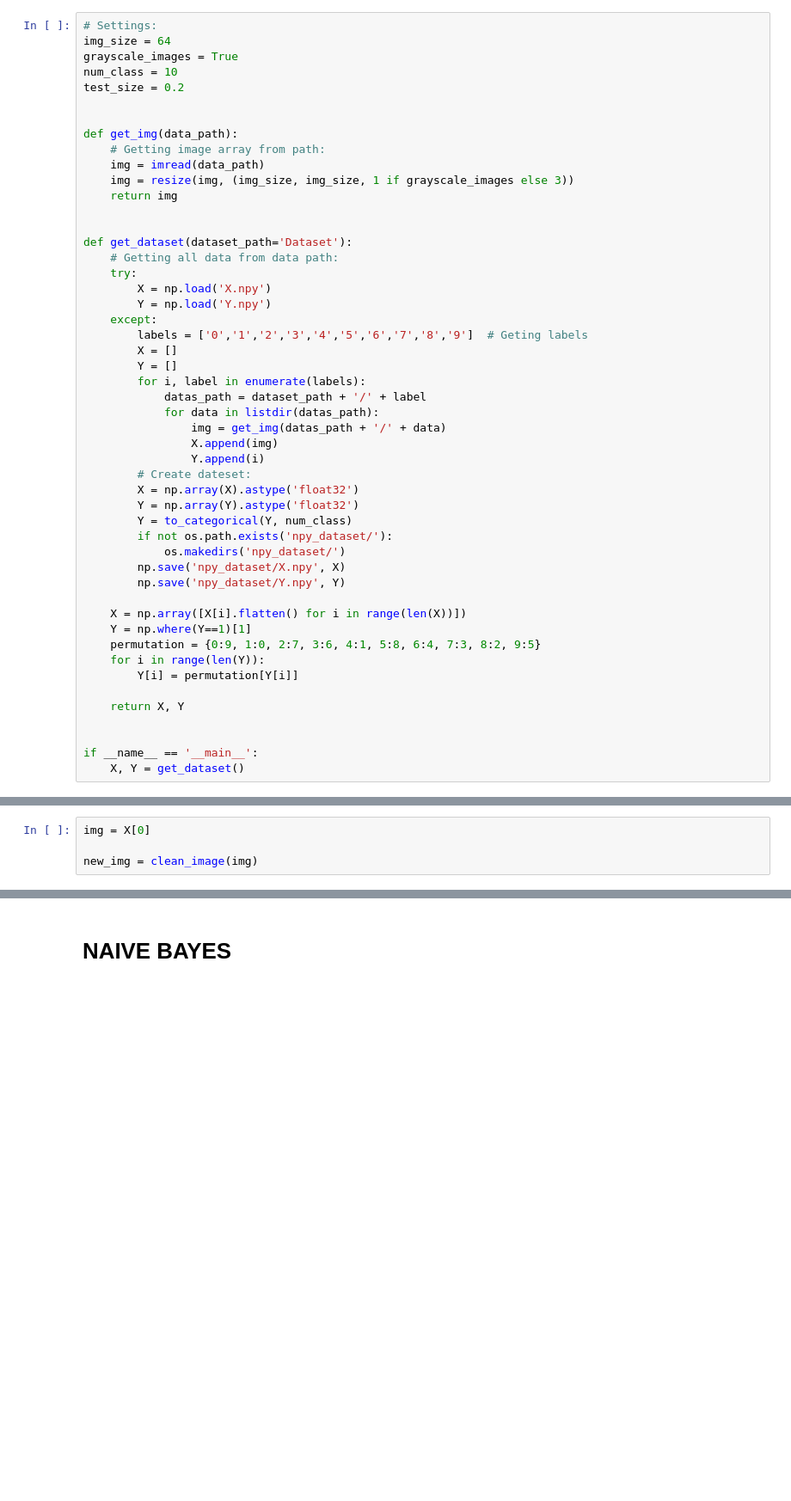
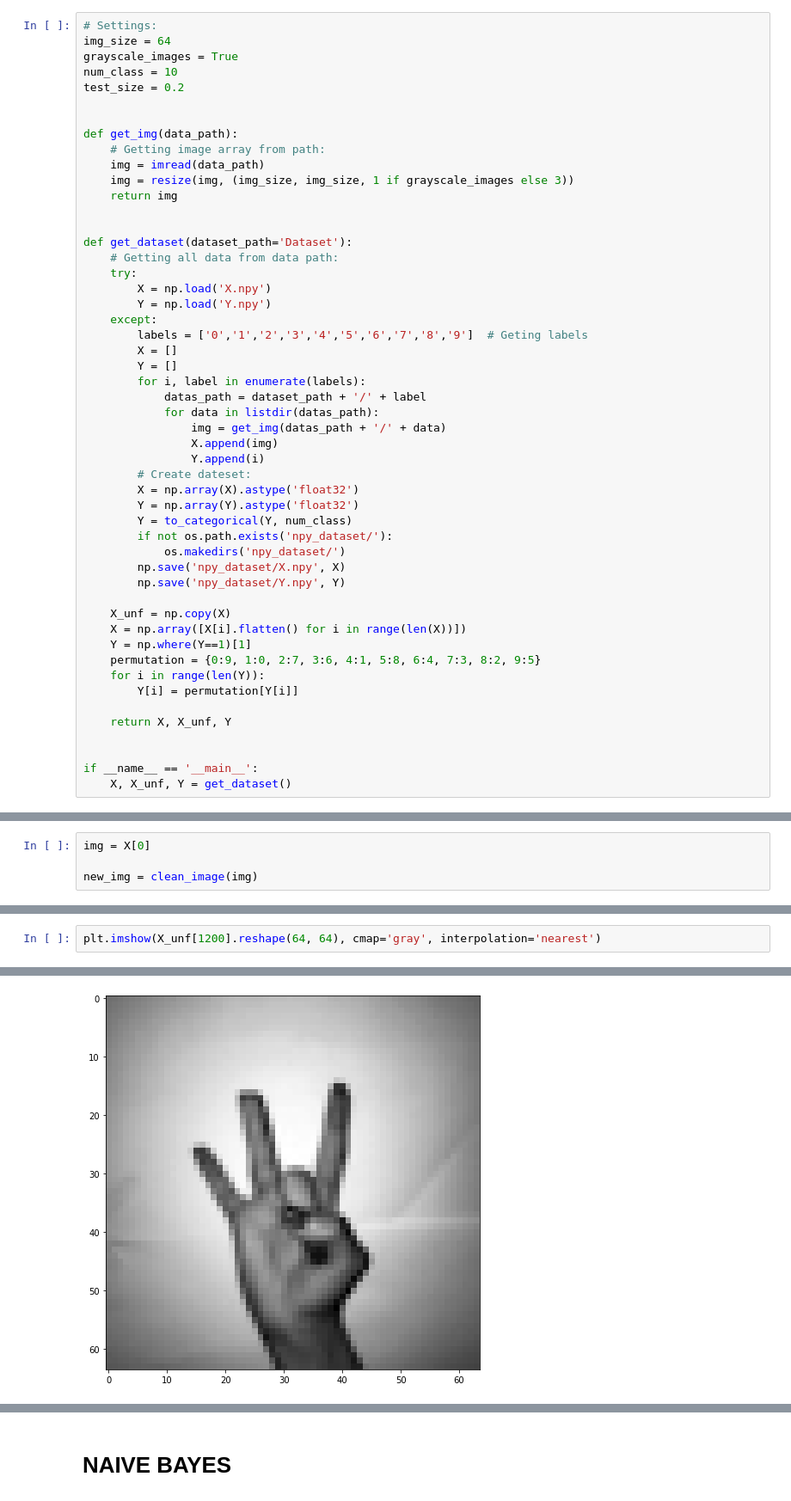
Before and after one commit to S4b3/Sign-Language-Digits-Recognition, a Jupyter notebook: main.ipynb, the cells around one changed output, grey strips where cells are left out. Shown at 86% size. Cells and saved outputs as stored; diff of their text form; blank space fills up the shorter version.

```diff
--- a/main.ipynb
+++ b/main.ipynb
@@ -60,17 +65,18 @@ def get_dataset(dataset_path='Dataset'):
         np.save('npy_dataset/X.npy', X)
         np.save('npy_dataset/Y.npy', Y)
 
+    X_unf = np.copy(X)
     X = np.array([X[i].flatten() for i in range(len(X))])
     Y = np.where(Y==1)[1]
     permutation = {0:9, 1:0, 2:7, 3:6, 4:1, 5:8, 6:4, 7:3, 8:2, 9:5}
     for i in range(len(Y)):
         Y[i] = permutation[Y[i]]
 
-    return X, Y
+    return X, X_unf, Y
 
 
 if __name__ == '__main__':
-    X, Y = get_dataset()
+    X, X_unf, Y = get_dataset()
 # %%
 # cleaning
 subset = [0,1,2,3,4,5,6,7,8,9,10,53,54,55,56,57,58,59,60,61,62,63]
@@ -101,0 +123,3 @@ plt.imshow(X[idx].reshape(64, 64), cmap='gray', interpolation='nearest')
+# %%
+plt.imshow(X_unf[1200].reshape(64, 64), cmap='gray', interpolation='nearest')
+# %% [output]
@@ -101,0 +127 @@ plt.imshow(X[idx].reshape(64, 64), cmap='gray', interpolation='nearest')
+[figure, added]
```
Also changed, not shown: parts of 24 cells of this notebook.
